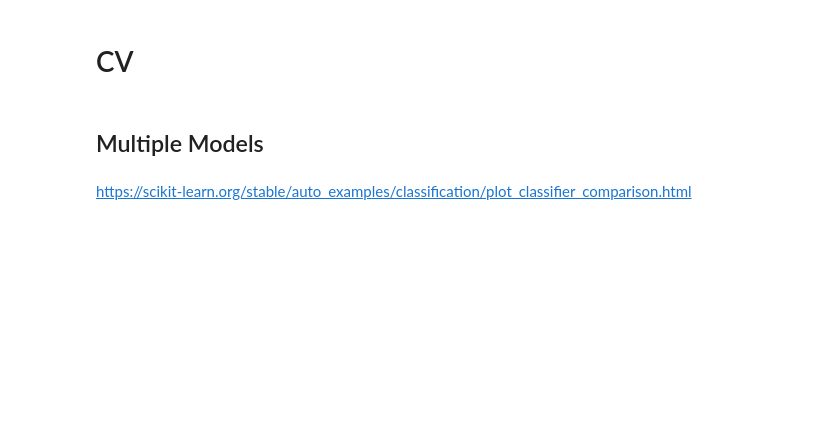
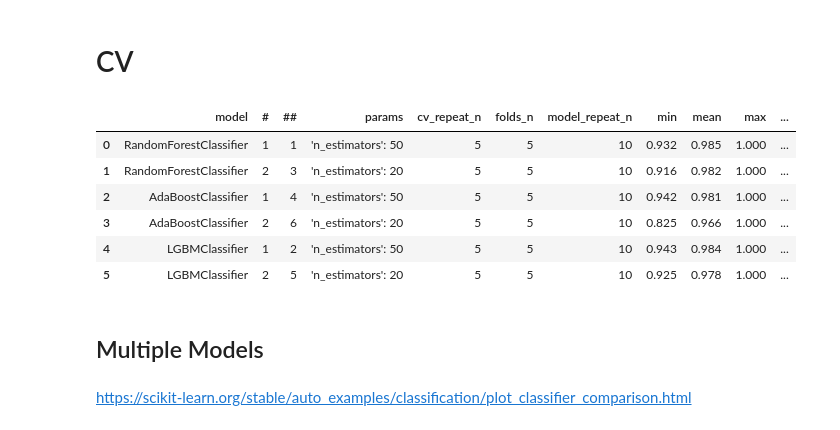
Before and after one commit to WaldemarWalo/DataScienceProjects, a Jupyter notebook: Bearing_Classification/40.models.ipynb, the cells around one changed output. Cells and saved outputs as stored; diff of their text form; code cells hidden in the pictures; blank space fills up the shorter version.

```diff
--- a/Bearing_Classification/40.models.ipynb
+++ b/Bearing_Classification/40.models.ipynb
@@ -103,6 +125,8 @@ def get_stats_df(cv_results):
         ret_list.append(
             {
                 'model' : result[0],
+                '#' : None,
+                '##' : None,
                 'params' : str(model_params).strip('{').strip('}'),
                 'cv_repeat_n' : result[2],
                 'folds_n' : result[3],
@@ -118,12 +142,36 @@ def get_stats_df(cv_results):
                 'folds_mean_max': stats_.mean(axis=2).reshape(1,-1).max(),
                 'folds_mean_std': stats_.mean(axis=2).reshape(1,-1).std(),
             })
-    return pd.DataFrame(ret_list)
+    df = pd.DataFrame(ret_list)
+
+    df['#'] = df.groupby('model', group_keys=False).apply(
+                lambda df: (df['mean'].rank(ascending = False) \
+                          + df['min'].rank(ascending = False) \
+                          + df['folds_mean_std'].rank(ascending = True)
+                           ).rank()).astype(int)
+    df['##'] = (df['mean'].rank(ascending = False) \
+                      + df['min'].rank(ascending = False) \
+                      + df['folds_mean_std'].rank(ascending = True)
+                       ).rank().astype(int)
+
+    return df
 
 def display_stats(df_stats):
-    display(df_stats.style.format('{:,.2f}', df_stats.columns[5:])\
-        .background_gradient(cmap='Blues', subset=df_stats.columns[5:9], axis=0)\
-        .background_gradient(cmap='Greens', subset=df_stats.columns[9:], axis=0))
+    display(df_stats.style.format('{:,.3f}', df_stats.columns[7:])\
+        .background_gradient(cmap='Oranges', subset='#', axis=0)\
+        .background_gradient(cmap='Reds', subset='##', axis=0)\
+        .background_gradient(cmap='Blues', subset=df_stats.columns[7:11], axis=0)\
+        .background_gradient(cmap='Greens', subset=df_stats.columns[11:], axis=0))
+# %%
+display_stats(get_stats_df(all_results))
+# %% [output]
+|  | model | # | ## | params | cv_repeat_n | folds_n | model_repeat_n | min | mean | max | ... |
+| 0 | RandomForestClassifier | 1 | 1 | 'n_estimators': 50 | 5 | 5 | 10 | 0.932 | 0.985 | 1.000 | ... |
+| 1 | RandomForestClassifier | 2 | 3 | 'n_estimators': 20 | 5 | 5 | 10 | 0.916 | 0.982 | 1.000 | ... |
+| 2 | AdaBoostClassifier | 1 | 4 | 'n_estimators': 50 | 5 | 5 | 10 | 0.942 | 0.981 | 1.000 | ... |
+| 3 | AdaBoostClassifier | 2 | 6 | 'n_estimators': 20 | 5 | 5 | 10 | 0.825 | 0.966 | 1.000 | ... |
+| 4 | LGBMClassifier | 1 | 2 | 'n_estimators': 50 | 5 | 5 | 10 | 0.943 | 0.984 | 1.000 | ... |
+| 5 | LGBMClassifier | 2 | 5 | 'n_estimators': 20 | 5 | 5 | 10 | 0.925 | 0.978 | 1.000 | ... |
 # %% [markdown]
 ## Multiple Models
 # %% [markdown]
```
Also changed, not shown: parts of 10 cells of this notebook, 2 other files.
